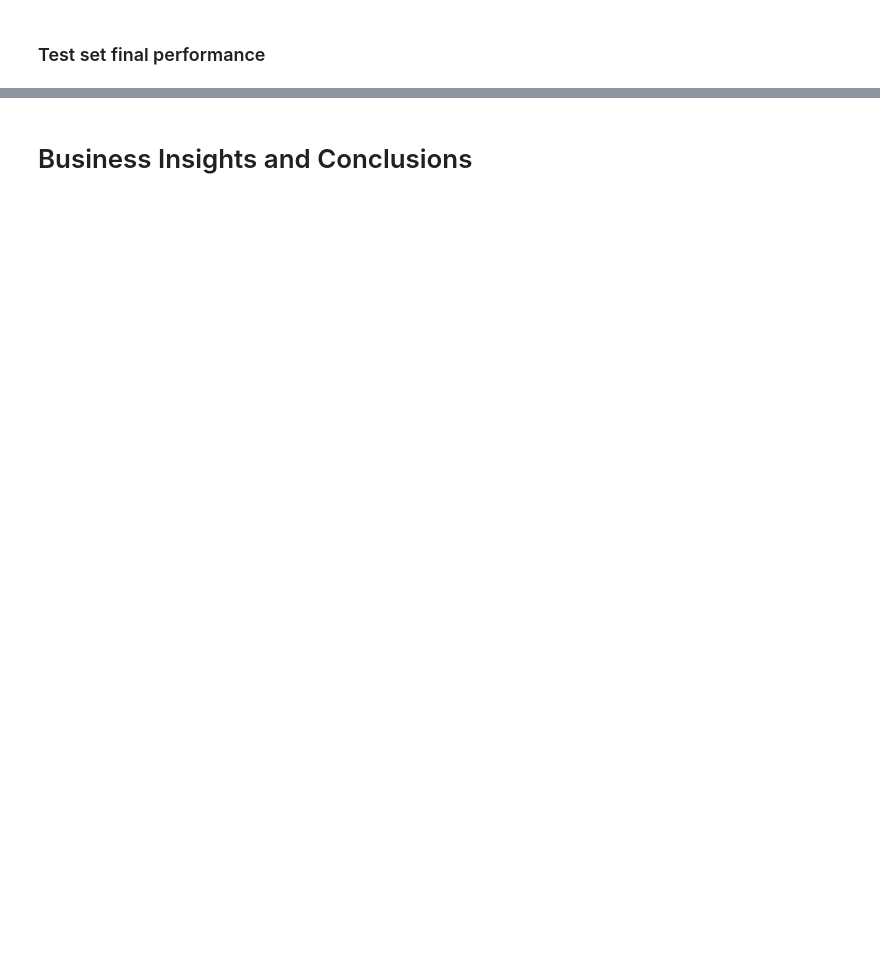
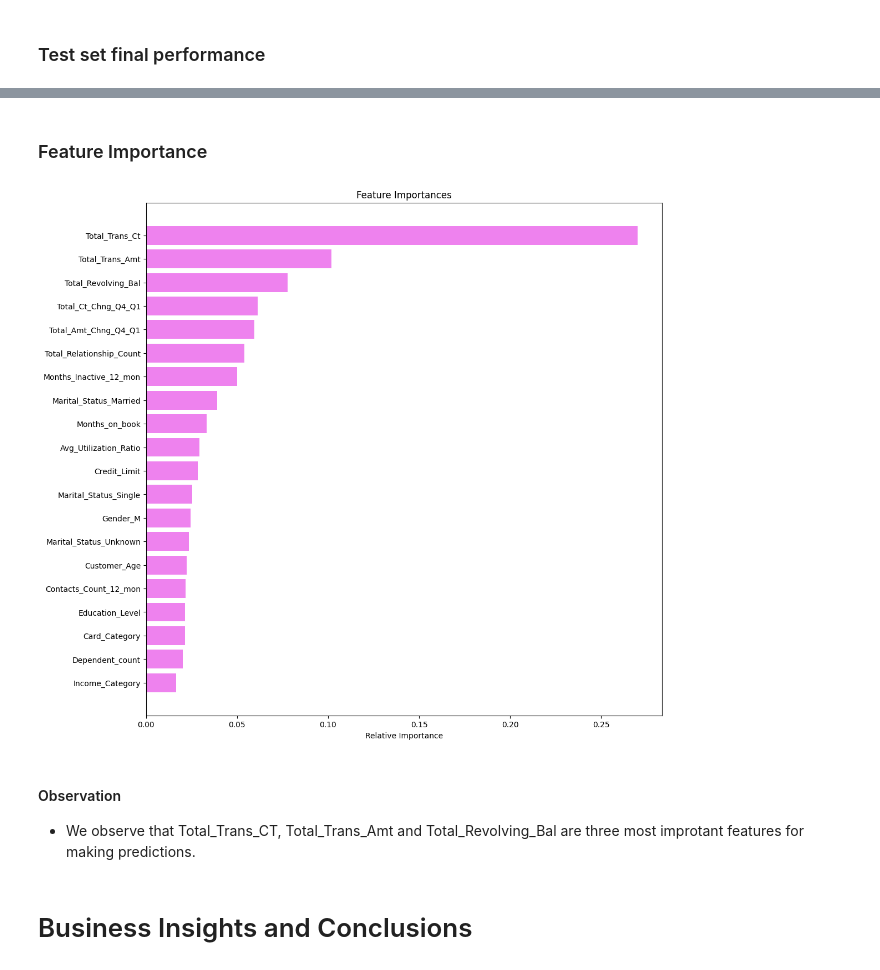
Before and after one commit to sheikhomer/CreditCardChurnPrediction, a Jupyter notebook: AML_Project_LearnerNotebook_FullCode.ipynb, the cells around one changed output, grey strips where cells are left out. Cells and saved outputs as stored; diff of their text form; code cells hidden in the pictures; blank space fills up the shorter version.

```diff
--- a/AML_Project_LearnerNotebook_FullCode.ipynb
+++ b/AML_Project_LearnerNotebook_FullCode.ipynb
@@ -989,7 +996,7 @@ The nature of predictions made by the classification model will translate as fol
 **Let's define a function to output different metrics (including recall) on the train and test set and a function to show confusion matrix so that we do not have to use the same code repetitively while evaluating models.**
 # %%
 # defining a function to compute different metrics to check performance of a classification model built using sklearn
-def model_performance_classification_sklearn(model, predictors, target):
+def model_performance_classification_sklearn(model, predictors, target, index = [0]):
     """
     Function to compute different metrics to check classification model performance
 
@@ -1015,7 +1022,7 @@ def model_performance_classification_sklearn(model, predictors, target):
             "F1": f1
 
         },
-        index=[0],
+        index=index,
     )
 
     return df_perf
@@ -1145,0 +1368,3 @@ param_grid={'n_estimators':np.arange(50,110,25),
+# %%
+gbm_orig_tuned = GradientBoostingClassifier(random_state=1, **randomized_cv.best_params_)
+gbm_orig_tuned.fit(X_train, y_train)
@@ -1184,17 +1487,3 @@ print("Best parameters are {} with CV score={}:" .format(randomized_cv.best_para
-# %%
-# defining model
-Model = DecisionTreeClassifier(random_state=1)
-
-# Parameter grid to pass in RandomSearchCV
-param_grid = {'max_depth': np.arange(2,6),
-              'min_samples_leaf': [1, 4, 7],
-              'max_leaf_nodes' : [10,15],
-              'min_impurity_decrease': [0.0001,0.001] }
-
-#Calling RandomizedSearchCV
-randomized_cv = RandomizedSearchCV(estimator=Model, param_distributions=param_grid, n_iter=10, n_jobs = -1, scoring=scorer, cv=5, random_state=1)
-
-#Fitting parameters in RandomizedSearchCV
-randomized_cv.fit(X_train_un,y_train_un)
-
-print("Best parameters are {} with CV score={}:" .format(randomized_cv.best_params_,randomized_cv.best_score_))
+# %%
+xgb_under_tuned = XGBClassifier(random_state=1, eval_metric='logloss', **randomized_cv.best_params_)
+xgb_under_tuned.fit(X_train_un, y_train_un)
@@ -1205,2 +1593,20 @@ print("Best parameters are {} with CV score={}:" .format(randomized_cv.best_para
+# %% [markdown]
+### Feature Importance
+# %%
+feature_names = X_train.columns
+importances = xgb_under_tuned.feature_importances_
+indices = np.argsort(importances)
+
+plt.figure(figsize=(12, 12))
+plt.title("Feature Importances")
+plt.barh(range(len(indices)), importances[indices], color="violet", align="center")
+plt.yticks(range(len(indices)), [feature_names[i] for i in indices])
+plt.xlabel("Relative Importance")
+plt.show()
+# %% [output]
+[figure, added]
+# %% [markdown]
+#### Observation
+* We observe that Total_Trans_CT, Total_Trans_Amt and Total_Revolving_Bal are three most improtant features for making predictions.
 # %% [markdown]
 # Business Insights and Conclusions
```
Also changed, not shown: parts of 58 cells of this notebook.
